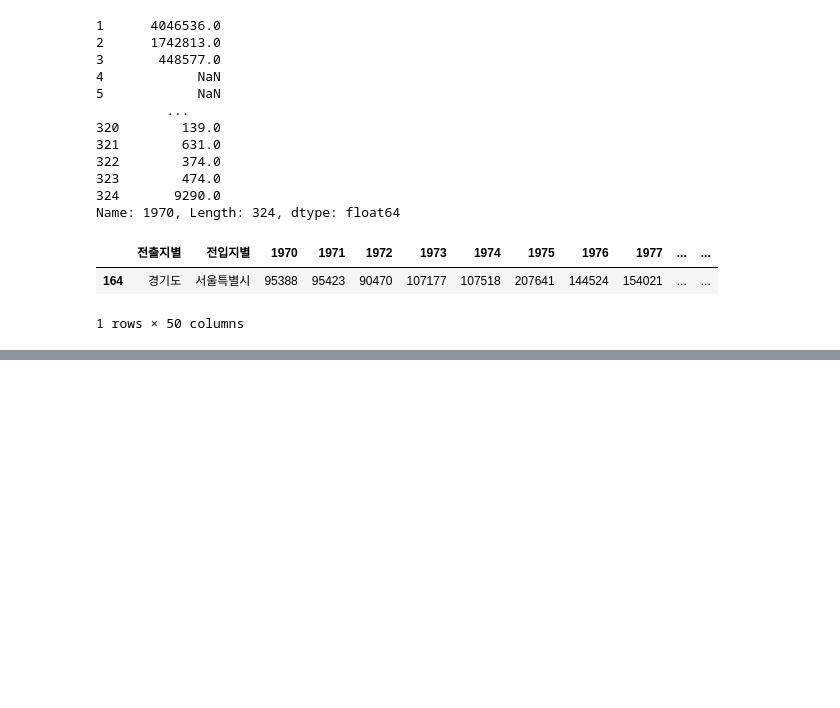
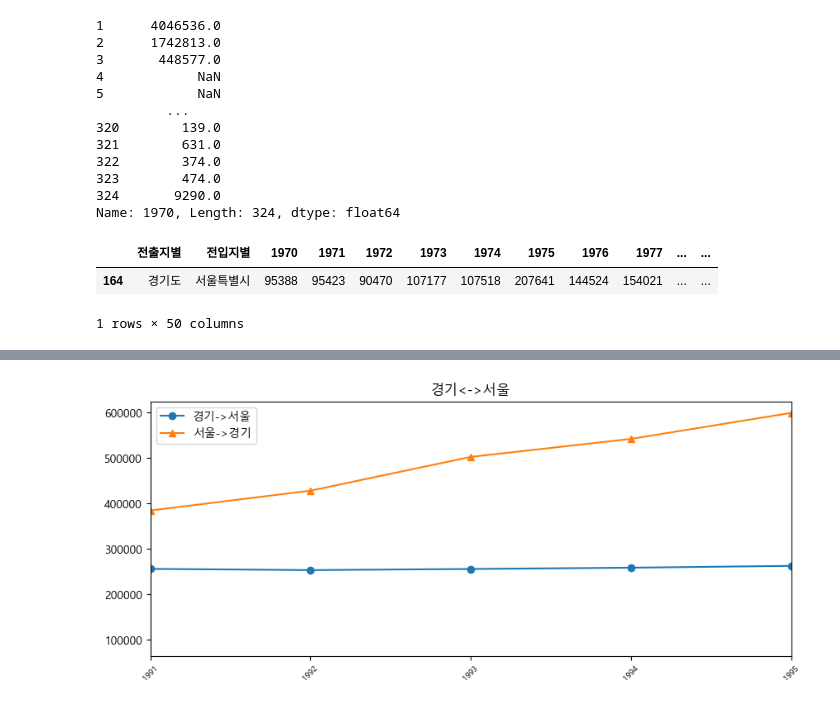
Before and after one commit to 77eileen/python, a Jupyter notebook: 15pandas/pandas-data-analysis-main/part4/4.4_matplotlib_line3.ipynb, the cells around one changed output, grey strips where cells are left out. Saved outputs shown, nothing was run; the diff lists cells and outputs as text; code cells hidden in the pictures; blank space fills up the shorter version.

```diff
--- a/15pandas/pandas-data-analysis-main/part4/4.4_matplotlib_line3.ipynb
+++ b/15pandas/pandas-data-analysis-main/part4/4.4_matplotlib_line3.ipynb
@@ -155,0 +257,21 @@ plt.show()
+# %%
+#그래프는, 기존데이터에서 x축 지정해서 할 수 있음.
+# plt.xlim('1991', '1995') ===> 기존데이터에서 X축 지정해서 할수 있음!!!!!!
+
+import matplotlib.pyplot as plt
+df3.values.shape
+df3.values.flatten()
+plt.figure(figsize=(10,4))
+plt.title('경기<->서울')
+
+
+plt.plot(df3.columns, df3.values.flatten(), label = '경기->서울', marker ='o')  #marker 지정
+plt.plot(sr_one.index, sr_one.values, label = '서울->경기', marker='^')  #marker 지정
+#marker 가능 : *, o, ^
+
+plt.legend(loc='best')
+plt.xlim('1991', '1995')  ############==================> 기존데이터에서 X축 지정해서 할수 있음!!!!!!
+plt.xticks(rotation=45, fontsize=7)
+plt.show()
+# %% [output]
+[figure, added]
```
Also changed, not shown: parts of 7 cells of this notebook, 3 other files.
